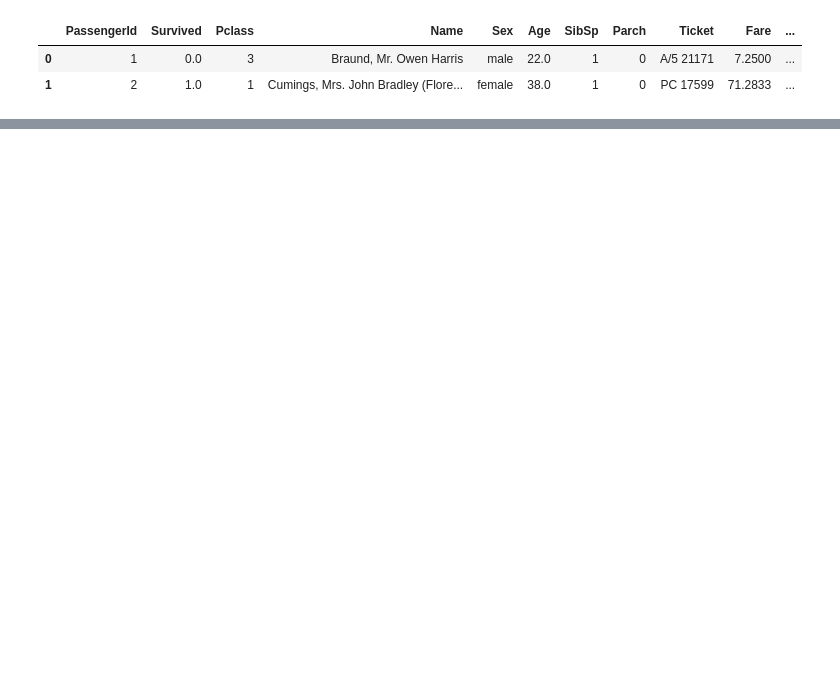
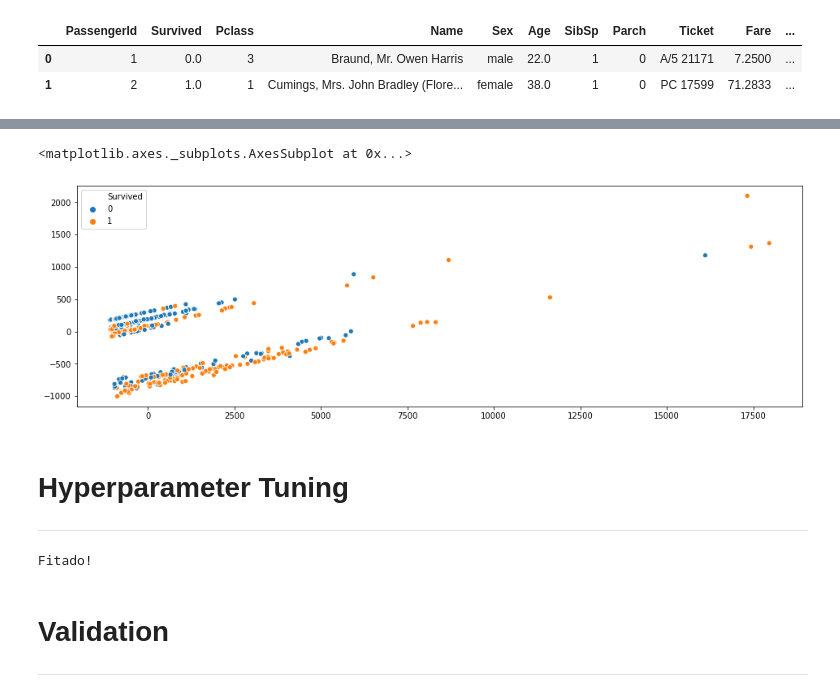
Before and after one commit to kisukegremory/Kaggle-Titanic, a Jupyter notebook: LightGBM - Kaggle Course Feature Engineering.ipynb, the cells around one changed output, grey strips where cells are left out. Drawn from its saved outputs; the diff is of its cells as text; code cells hidden in the pictures; blank space fills up the shorter version.

```diff
--- a/LightGBM - Kaggle Course Feature Engineering.ipynb
+++ b/LightGBM - Kaggle Course Feature Engineering.ipynb
@@ -118,0 +185,33 @@ Accuracy: 0.815 +- (0.041)
+# %%
+from sklearn.decomposition import PCA
+
+pca = PCA(n_components=2)
+df_visual = pca.fit_transform(data_train[data_train[feature_cols].columns[selecionar_rfe.support_]])
+plt.figure(figsize=(16,5))
+sns.scatterplot(x=df_visual[:,0],y=df_visual[:,1],hue=data_train['Survived'])
+# %% [output]
+<matplotlib.axes._subplots.AxesSubplot at 0x...>
+[figure, added]
+# %% [markdown]
+# Hyperparameter Tuning
+---
+# %%
+
+import numpy as np
+model = LGBMClassifier(random_state=7)
+tuning_params = {
+    'num_leaves': [4,8,16,32],
+    'n_estimators':[100,400,500,600],
+    'max_depth':[-1,2,4,8,16],
+    'learning_rate':[0.01,0.1],
+    'reg_lambda':[0.7,1,1.5,2]
+}
+
+grid_model = GridSearchCV(model,param_grid=tuning_params,scoring='accuracy',n_jobs=-1,cv=cv,return_train_score=True)
+grid_model.fit(data_train[feature_cols], data_train['Survived'])
+print("Fitado!")
+# %% [output]
+Fitado!
+# %% [markdown]
+# Validation
+---
```
Also changed, not shown: parts of 27 cells of this notebook, 13 other files.
